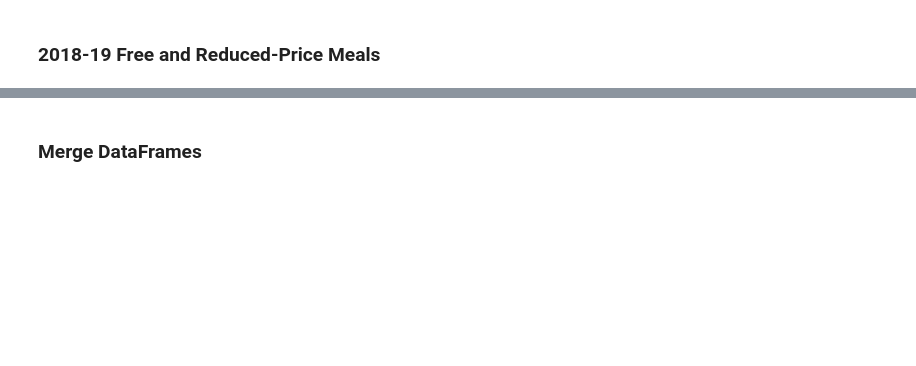
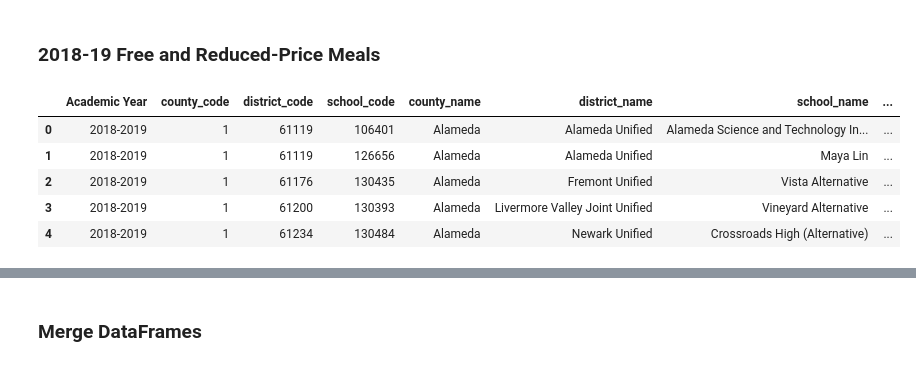
Before and after one commit to brandiehatch/project-1, a Jupyter notebook: hatch_frpm_sat_act_ca_2022.ipynb, the cells around one changed output, grey strips where cells are left out. Cells and saved outputs as stored; diff of their text form; code cells hidden in the pictures; blank space fills up the shorter version.

```diff
--- a/hatch_frpm_sat_act_ca_2022.ipynb
+++ b/hatch_frpm_sat_act_ca_2022.ipynb
@@ -175,2 +279,12 @@ frpm1819 = pd.read_csv("./data/frpm_1819_ca.csv")
 # %% [markdown]
 ### 2018-19 Free and Reduced-Price Meals
+# %%
+# Show the first 5 rows
+frpm1819.head()
+# %% [output]
+|  | Academic Year | county_code | district_code | school_code | county_name | district_name | school_name | ... |
+| 0 | 2018-2019 | 1 | 61119 | 106401 | Alameda | Alameda Unified | Alameda Science and Technology In... | ... |
+| 1 | 2018-2019 | 1 | 61119 | 126656 | Alameda | Alameda Unified | Maya Lin | ... |
+| 2 | 2018-2019 | 1 | 61176 | 130435 | Alameda | Fremont Unified | Vista Alternative | ... |
+| 3 | 2018-2019 | 1 | 61200 | 130393 | Alameda | Livermore Valley Joint Unified | Vineyard Alternative | ... |
+| 4 | 2018-2019 | 1 | 61234 | 130484 | Alameda | Newark Unified | Crossroads High (Alternative) | ... |
```
Also changed, not shown: parts of 10 cells of this notebook, 1 other file.
